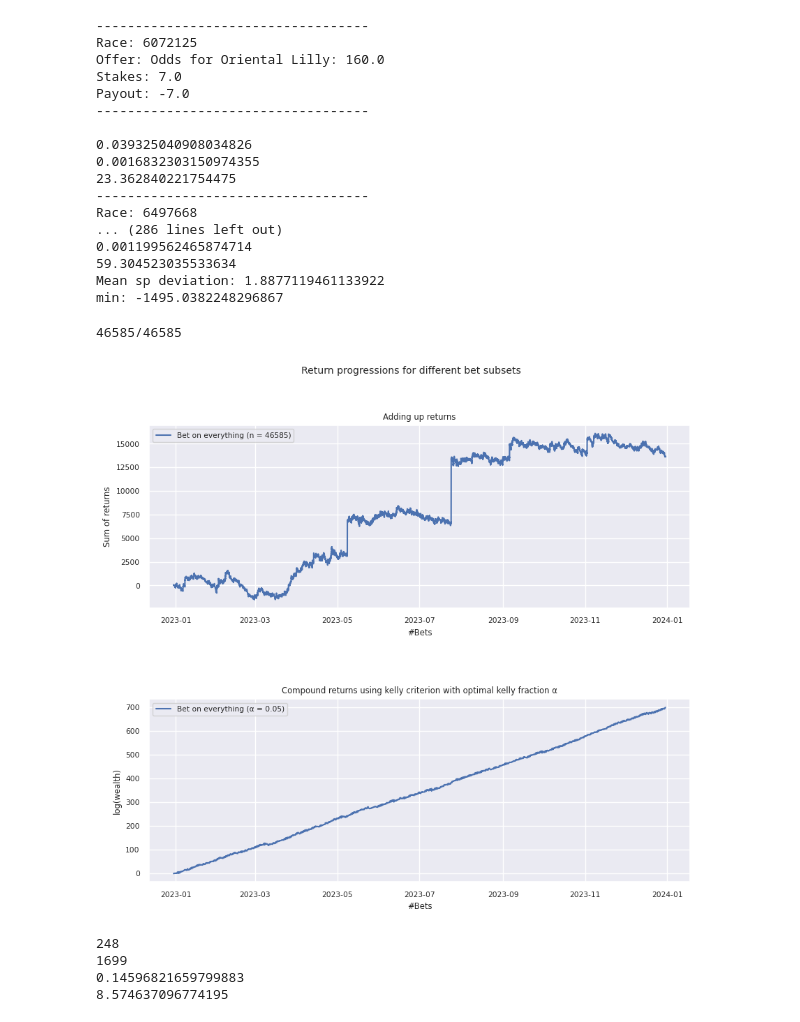
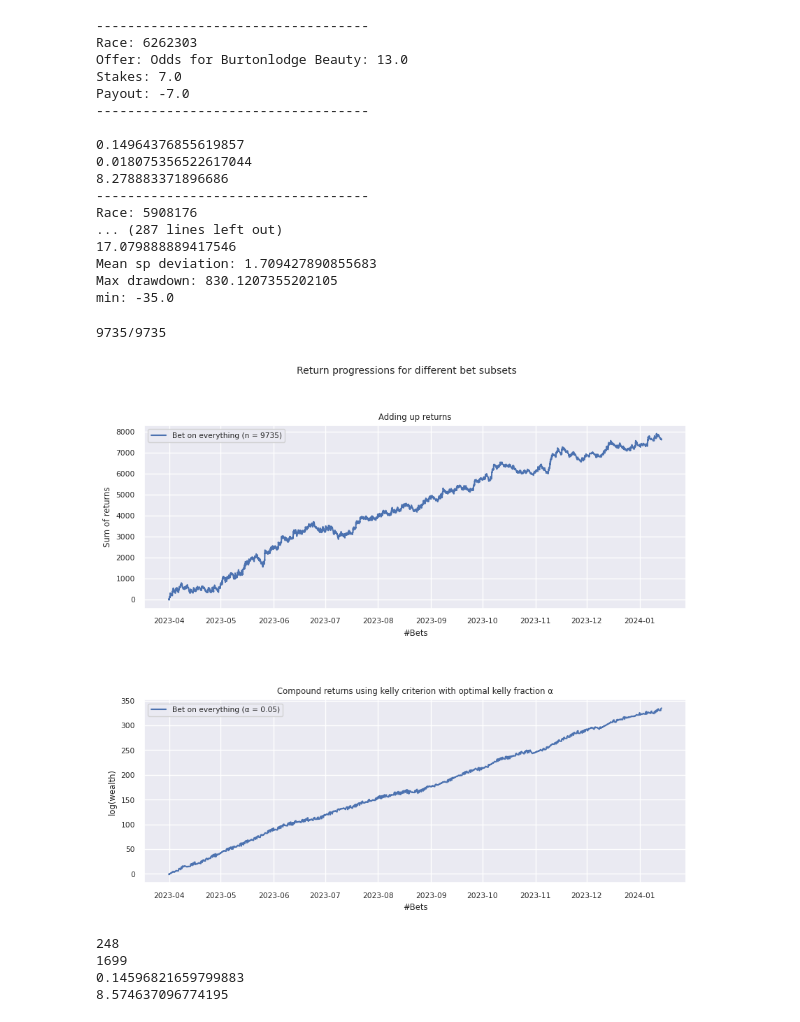
Before and after one commit to Dateb/WageringSystem, a Jupyter notebook: notebooks/Results Plotting.ipynb, the cells around one changed output. Saved outputs shown, nothing was run; the diff lists cells and outputs as text; code cells hidden in the pictures.

```diff
--- a/notebooks/Results Plotting.ipynb
+++ b/notebooks/Results Plotting.ipynb
@@ -70,6 +70,22 @@ import pickle
 import seaborn as sns
 from matplotlib import pyplot as plt
 from numpy import log
+
+def get_max_draw_down(payouts: List[float]) -> float:
+    max_draw_down = 0
+    peak = 0
+
+    sum_payouts = np.cumsum(payouts)
+
+    for sum_payout in sum_payouts:
+        draw_down = peak - sum_payout
+        if draw_down > max_draw_down:
+            max_draw_down = draw_down
+
+        if sum_payout > peak:
+            peak = sum_payout
+
+    return max_draw_down
 
 sns.set(rc={'figure.figsize':(10,8.5)}, font_scale=0.7)
 
@@ -78,7 +94,7 @@ TEST_BETS_PATH = "../data/test_payouts.dat"
 with open(TEST_BETS_PATH, "rb") as f:
     test_bets = pickle.load(f)
 
-# test_bets = [bet for bet in test_bets if bet.payout < 30]
+test_bets = [bet for bet in test_bets if bet.payout < 1000]
 test_bets = sorted(test_bets, key=lambda bet: bet.bet_offer.event_datetime)
 
 sorted_bets = [bet for bet in test_bets if bet.probability_start > 0]
@@ -93,50 +109,57 @@ for bet in worst_bets:
     print(bet.probability_estimate / bet.probability_start)
 
 sp_deviations = [bet.probability_estimate / bet.probability_start for bet in sorted_bets]
+
 print(f"Mean sp deviation: {np.mean(sp_deviations)}")
 
 fig, axes = plt.subplots(2, 1)
 fig.suptitle('Return progressions for different bet subsets')
 
 test_bets_base = [bet for bet in test_bets if bet.probability_start > -1]
-test_bets_low_odds = [bet for bet in test_bets_base if bet.bet_offer.odds < 30]
+test_bets_low_odds = [bet for bet in test_bets_base if bet.bet_offer.odds < 20]
 test_bets_high_win_prob = [bet for bet in test_bets_base if bet.probability_estimate > 0.10]
+
+payouts = np.array([bet.payout for bet in test_bets_base])
+
+max_draw_down = get_max_draw_down(payouts)
+
+print(f"Max drawdown: {max_draw_down}")
 
 axes[0].set_title("Adding up returns")
 axes[0].set(xlabel="#Bets", ylabel="Sum of returns")
 
 plot_test_bets_return(test_bets=test_bets_base, axis=axes[0], label="Bet on everything")
 # plot_test_bets_return(test_bets=test_bets_low_odds, axis=axes[0], label="Bet on low odds")
 # plot_test_bets_return(test_bets=test_bets_high_win_prob, axis=axes[0], label="Bet on races with high win probability")
 
 axes[1].set_title(f"Compound returns using kelly criterion with optimal kelly fraction \u03B1")
 axes[1].set(xlabel="#Bets", ylabel="log(wealth)")
 
 plot_wealth_snapshots(axis=axes[1], test_bets=test_bets_base, label="Bet on everything")
 # plot_wealth_snapshots(axis=axes[1], test_bets=test_bets_low_odds, label="Bet on low odds")
 # plot_wealth_snapshots(axis=axes[1], test_bets=test_bets_high_win_prob, label="Bet on races with high win probability")
 
 plt.subplots_adjust(hspace = 0.5, wspace = 0.3)
 # %% [output]
 -----------------------------------
-Race: 6072125
-Offer: Odds for Oriental Lilly: 160.0
+Race: 6262303
+Offer: Odds for Burtonlodge Beauty: 13.0
 Stakes: 7.0
 Payout: -7.0
 -----------------------------------
 
-0.039325040908034826
-0.0016832303150974355
-23.362840221754475
+0.14964376855619857
+0.018075356522617044
+8.278883371896686
 -----------------------------------
-Race: 6497668
-... (286 lines left out)
-0.001199562465874714
-59.304523035533634
-Mean sp deviation: 1.8877119461133922
-min: -1495.0382248296867
+Race: 5908176
+... (287 lines left out)
+17.079888889417546
+Mean sp deviation: 1.709427890855683
+Max drawdown: 830.1207355202105
+min: -35.0
-46585/46585
+9735/9735
-[figure, old version]
+[figure, new version]
 # %%
 test_bets_high_win_prob = [bet for bet in test_bets_base if bet.probability_estimate > 0.15]
 bets = test_bets_high_win_prob
```
Also changed, not shown: parts of 2 cells of this notebook, 26 other files.
